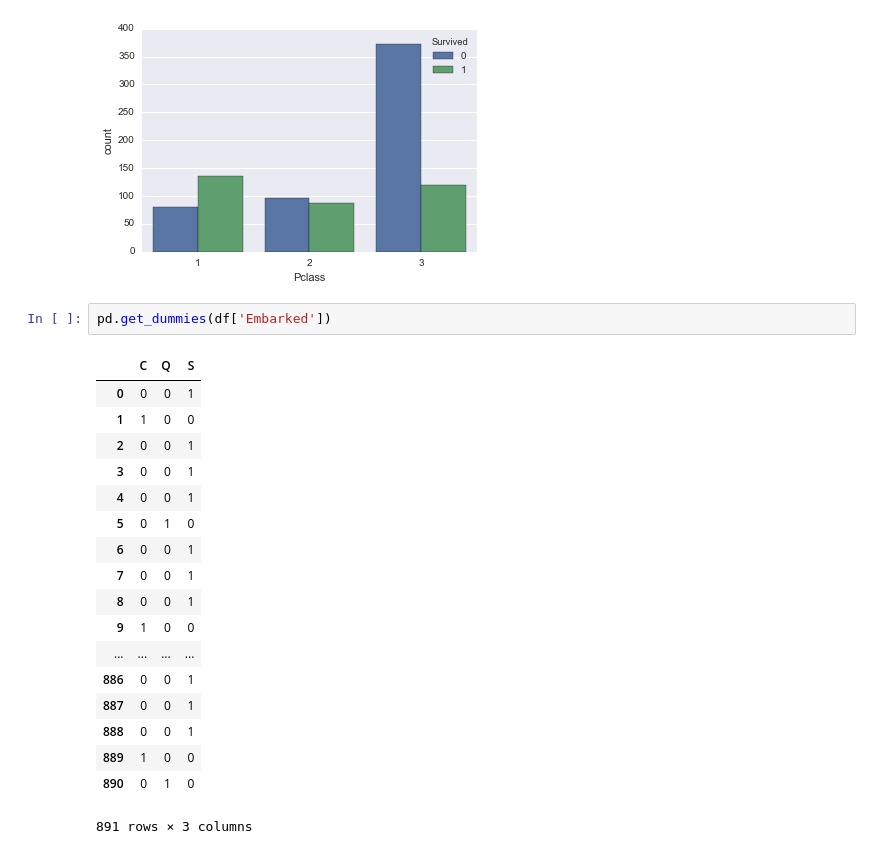
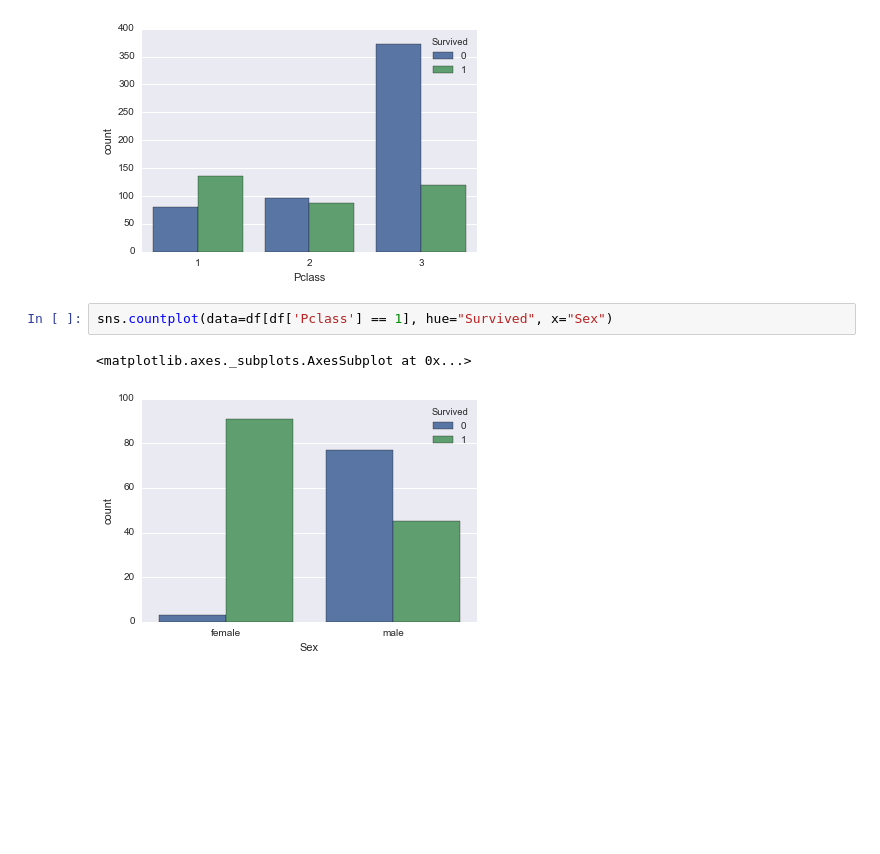
Before and after one commit to muatik/machine-learning-examples, a Jupyter notebook: titanic-data-exploration.ipynb, the cells around one changed output. Drawn from its saved outputs; the diff is of its cells as text; blank space fills up the shorter version.

```diff
--- a/titanic-data-exploration.ipynb
+++ b/titanic-data-exploration.ipynb
@@ -114,24 +133,8 @@ sns.countplot(data=df, hue="Survived", x="Pclass")
 # %% [output]
 <matplotlib.axes._subplots.AxesSubplot at 0x...>
 [figure]
-# %%
-pd.get_dummies(df['Embarked'])
-# %% [output]
-|  | C | Q | S |
-| 0 | 0 | 0 | 1 |
-| 1 | 1 | 0 | 0 |
-| 2 | 0 | 0 | 1 |
-| 3 | 0 | 0 | 1 |
-| 4 | 0 | 0 | 1 |
-| 5 | 0 | 1 | 0 |
-| 6 | 0 | 0 | 1 |
-| 7 | 0 | 0 | 1 |
-| 8 | 0 | 0 | 1 |
-| 9 | 1 | 0 | 0 |
-| ... | ... | ... | ... |
-| 886 | 0 | 0 | 1 |
-| 887 | 0 | 0 | 1 |
-| 888 | 0 | 0 | 1 |
-| 889 | 1 | 0 | 0 |
-| 890 | 0 | 1 | 0 |
-891 rows × 3 columns
+# %%
+sns.countplot(data=df[df['Pclass'] == 1], hue="Survived", x="Sex")
+# %% [output]
+<matplotlib.axes._subplots.AxesSubplot at 0x...>
+[figure, added]
```
Also changed, not shown: parts of 12 cells of this notebook, 5 other files.
